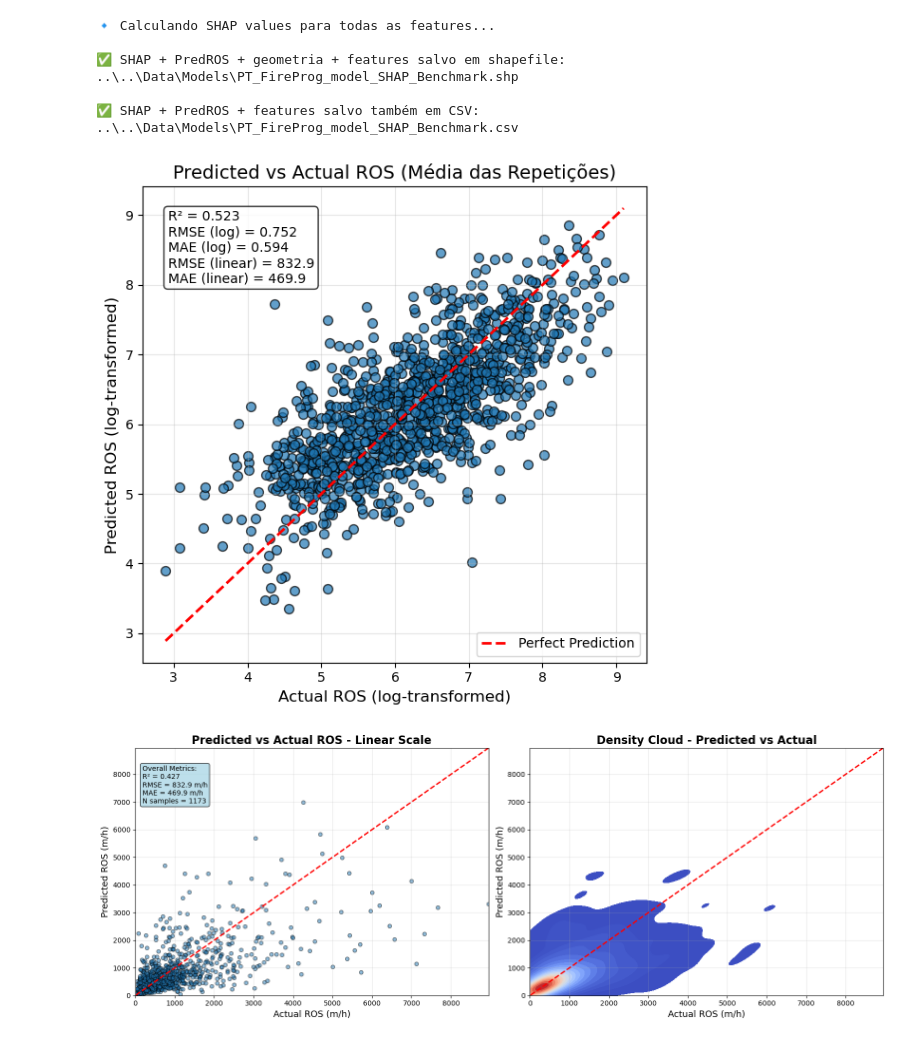
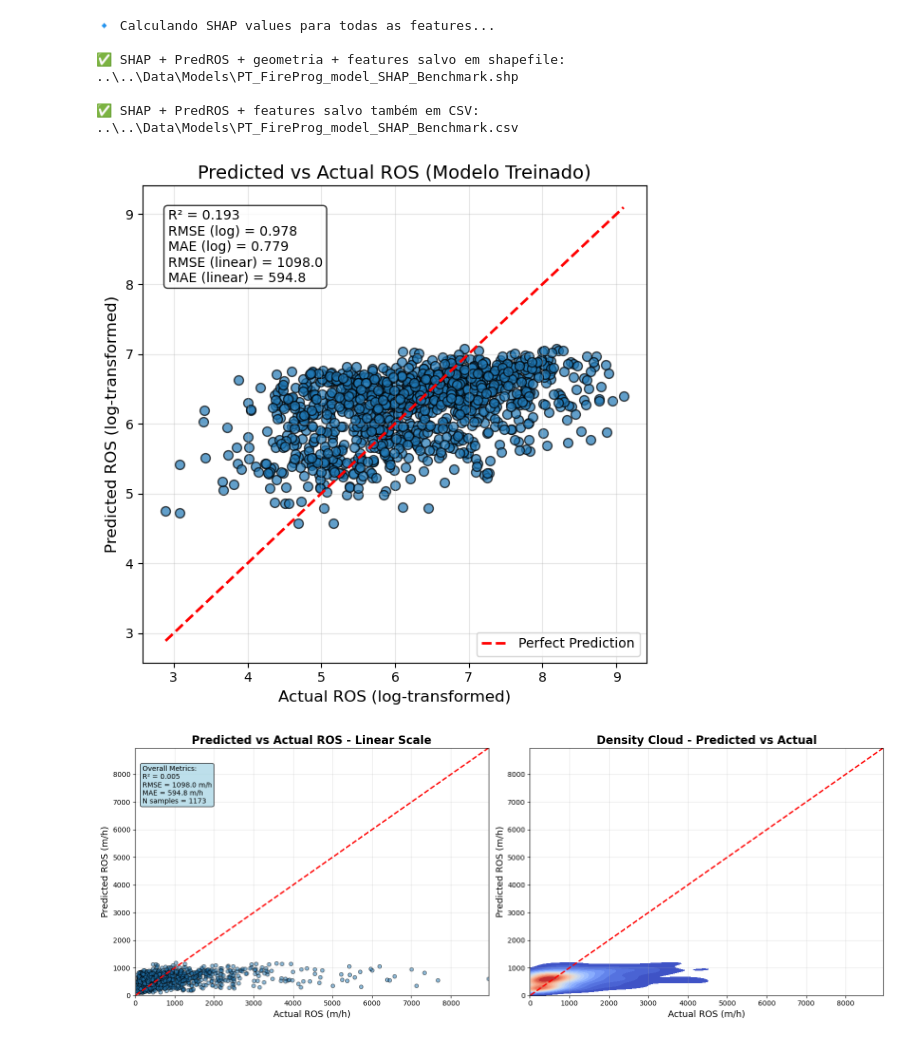
Before and after one commit to rafael-bork/FIRE-HACK-Project, a Jupyter notebook: Notebooks/4Models/Linear_model.ipynb, the cells around one changed output. Cells and saved outputs as stored; diff of their text form; code cells hidden in the pictures.

Commit message:
updated benchmark plots

```diff
--- a/Notebooks/4Models/Linear_model.ipynb
+++ b/Notebooks/4Models/Linear_model.ipynb
@@ -1257,20 +1229,10 @@ import matplotlib.pyplot as plt
 from sklearn.metrics import r2_score, mean_absolute_error, mean_squared_error
 
 # ============================================================
-# 1. Acumular previsões de cada fold para cada observação
+# 1. Previsão usando o modelo treinado no primeiro script
 # ============================================================
-pred_matrix = np.full((len(y), rkf.get_n_splits()), np.nan)
-
-for fold_idx, (train_idx, test_idx) in enumerate(rkf.split(X)):
-    X_train, X_test = X.iloc[train_idx], X.iloc[test_idx]
-    y_train, y_test = y.iloc[train_idx], y.iloc[test_idx]
-
-    y_pred = pipeline.fit(X_train, y_train).predict(X_test)
-    pred_matrix[test_idx, fold_idx] = y_pred
-
-# Média das previsões
-avg_pred_log = np.nanmean(pred_matrix, axis=1)
-avg_actual_log = y.values
+y_pred_log = pipeline_model.predict(X_model)  # X_model é o mesmo usado no treino
+y_actual_log = y_model.values
 
 # ============================================================
 # 2. Função para reverter log
@@ -1278,50 +1240,50 @@ avg_actual_log = y.values
 def inverse_safe_log(y_log):
     return np.sign(y_log) * (np.expm1(np.abs(y_log)))
 
 # ============================================================
 # 3. Métricas
 # ============================================================
-r2_avg = r2_score(avg_actual_log, avg_pred_log)
-mae_log_avg = mean_absolute_error(avg_actual_log, avg_pred_log)
-rmse_log_avg = np.sqrt(mean_squared_error(avg_actual_log, avg_pred_log))
+r2_log = r2_score(y_actual_log, y_pred_log)
+mae_log = mean_absolute_error(y_actual_log, y_pred_log)
+rmse_log = np.sqrt(mean_squared_error(y_actual_log, y_pred_log))
 
-y_actual_linear = inverse_safe_log(avg_actual_log)
-y_pred_linear = inverse_safe_log(avg_pred_log)
-mae_linear_avg = mean_absolute_error(y_actual_linear, y_pred_linear)
-rmse_linear_avg = np.sqrt(mean_squared_error(y_actual_linear, y_pred_linear))
+y_actual_linear = inverse_safe_log(y_actual_log)
+y_pred_linear = inverse_safe_log(y_pred_log)
+mae_linear = mean_absolute_error(y_actual_linear, y_pred_linear)
+rmse_linear = np.sqrt(mean_squared_error(y_actual_linear, y_pred_linear))
 
 # ============================================================
 # 4. Scatter plot Predicted vs Actual
 # ============================================================
 plt.figure(figsize=(6, 6))
-plt.scatter(avg_actual_log, avg_pred_log, alpha=0.7, edgecolor='k', s=50)
+plt.scatter(y_actual_log, y_pred_log, alpha=0.7, edgecolor='k', s=50)
 
-min_val = min(avg_actual_log.min(), avg_pred_log.min())
-max_val = max(avg_actual_log.max(), avg_pred_log.max())
+min_val = min(y_actual_log.min(), y_pred_log.min())
+max_val = max(y_actual_log.max(), y_pred_log.max())
 plt.plot([min_val, max_val], [min_val, max_val], 'r--', linewidth=2, label='Perfect Prediction')
 
-plt.title('Predicted vs Actual ROS (Média das Repetições)', fontsize=14)
+plt.title('Predicted vs Actual ROS (Modelo Treinado)', fontsize=14)
 plt.xlabel('Actual ROS (log-transformed)', fontsize=12)
 plt.ylabel('Predicted ROS (log-transformed)', fontsize=12)
 
 plt.text(
     0.05, 0.95,
-    f'R² = {r2_avg:.3f}\n'
-    f'RMSE (log) = {rmse_log_avg:.3f}\n'
-    f'MAE (log) = {mae_log_avg:.3f}\n'
-    f'RMSE (linear) = {rmse_linear_avg:.1f}\n'
-    f'MAE (linear) = {mae_linear_avg:.1f}',
+    f'R² = {r2_log:.3f}\n'
+    f'RMSE (log) = {rmse_log:.3f}\n'
+    f'MAE (log) = {mae_log:.3f}\n'
+    f'RMSE (linear) = {rmse_linear:.1f}\n'
+    f'MAE (linear) = {mae_linear:.1f}',
     transform=plt.gca().transAxes,
     verticalalignment='top',
     bbox=dict(boxstyle='round', facecolor='white', alpha=0.8)
 )
 
 plt.legend()
 plt.grid(True, alpha=0.3)
 plt.tight_layout()
 plt.show()
 # %% [output]
-[figure, old version]
+[figure, new version]
 # %%
 import matplotlib.pyplot as plt
 import seaborn as sns
@@ -1331,8 +1293,8 @@ import numpy as np
 # ============================================================
 # 1. Converter de log → linear
 # ============================================================
-y_actual_linear = inverse_safe_log(avg_actual_log)
-y_pred_linear = inverse_safe_log(avg_pred_log)
+y_actual_linear = inverse_safe_log(y_model.values)
+y_pred_linear = inverse_safe_log(pipeline_model.predict(X_model))
 
 # ============================================================
 # 2. Métricas lineares
@@ -1402,7 +1364,7 @@ ax2.grid(True, alpha=0.3)
 plt.tight_layout()
 plt.show()
 # %% [output]
-[figure, old version]
+[figure, new version]
 # %%
 import matplotlib.pyplot as plt
 import numpy as np
```
Also changed, not shown: parts of 5 cells of this notebook.
